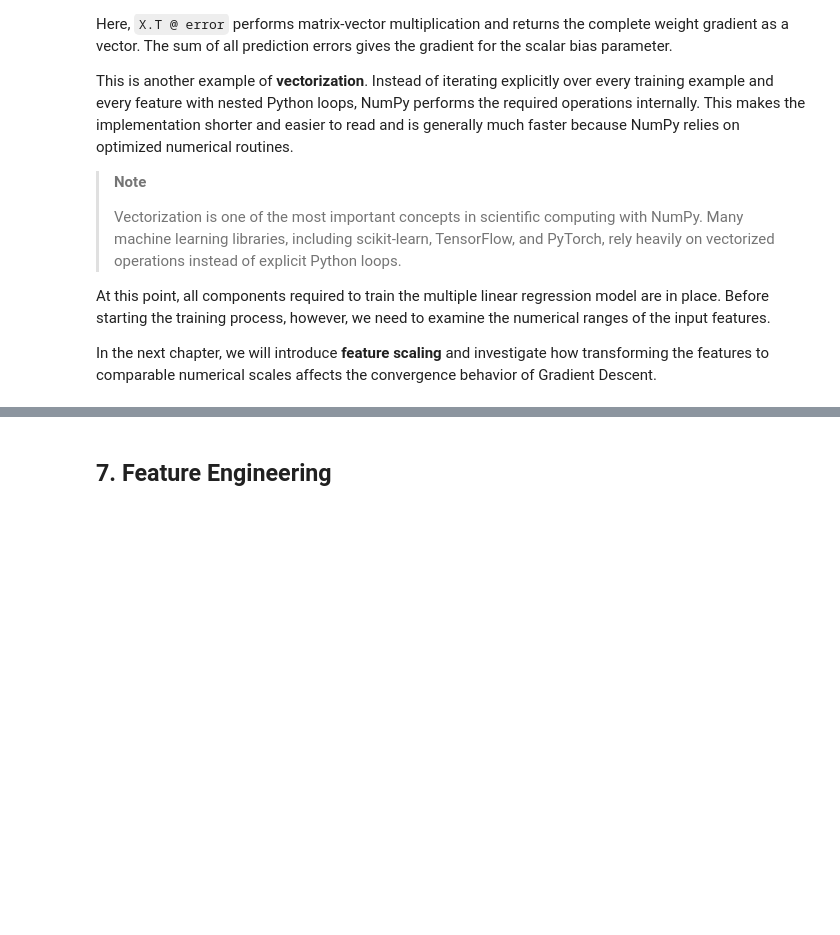
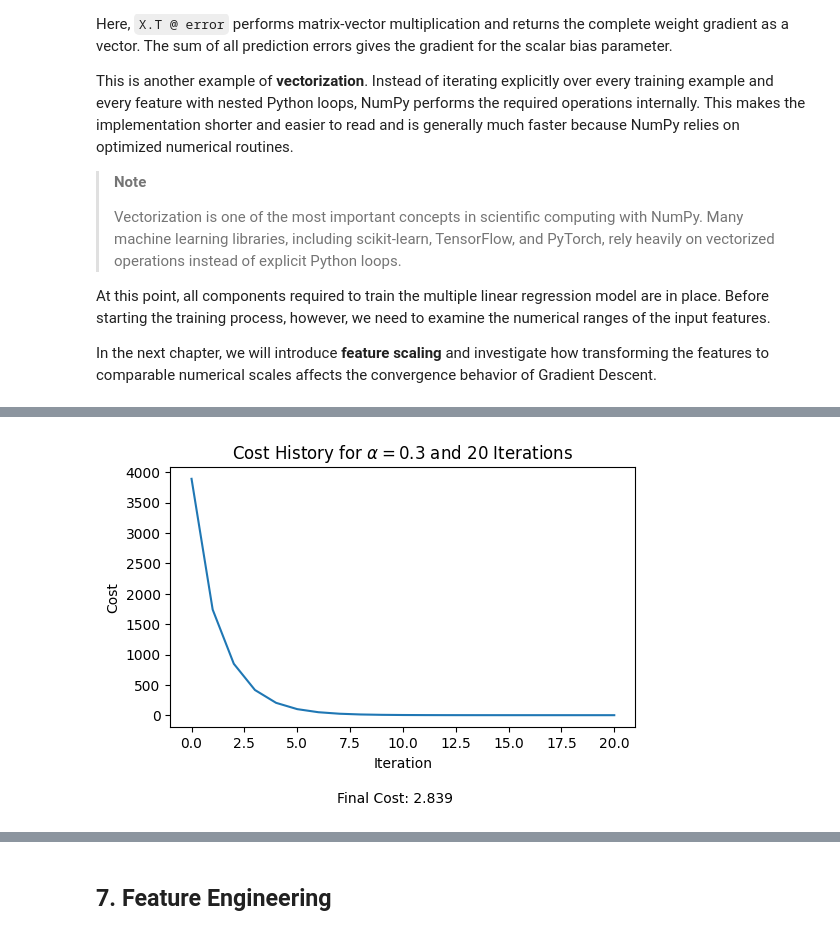
Before and after one commit to MonasteryStudent/ml-from-scratch, a Jupyter notebook: notebooks/02_multiple_linear_regression/multiple_linear_regression.ipynb, the cells around one changed output, grey strips where cells are left out. Cells and saved outputs as stored; diff of their text form; code cells hidden in the pictures; blank space fills up the shorter version.

```diff
--- a/notebooks/02_multiple_linear_regression/multiple_linear_regression.ipynb
+++ b/notebooks/02_multiple_linear_regression/multiple_linear_regression.ipynb
@@ -378,0 +480,22 @@ In the following chapter, we will train the model using both standardized and un
+# %%
+learning_rate = 3e-1
+iterations = 20
+w_init = np.zeros(X_standardized.shape[1])
+b_init = 0
+
+ax_title = rf"Cost History for $\alpha = {learning_rate}$ and {iterations} Iterations"
+
+cost_history = compute_cost_history(
+    X_standardized,
+    y,
+    w_init,
+    b_init,
+    learning_rate,
+    iterations
+)
+
+plot_cost_history(cost_history, ax_title)
+
+plt.show()
+# %% [output]
+[figure, added]
```
Also changed, not shown: parts of 14 cells of this notebook, 2 other files.
